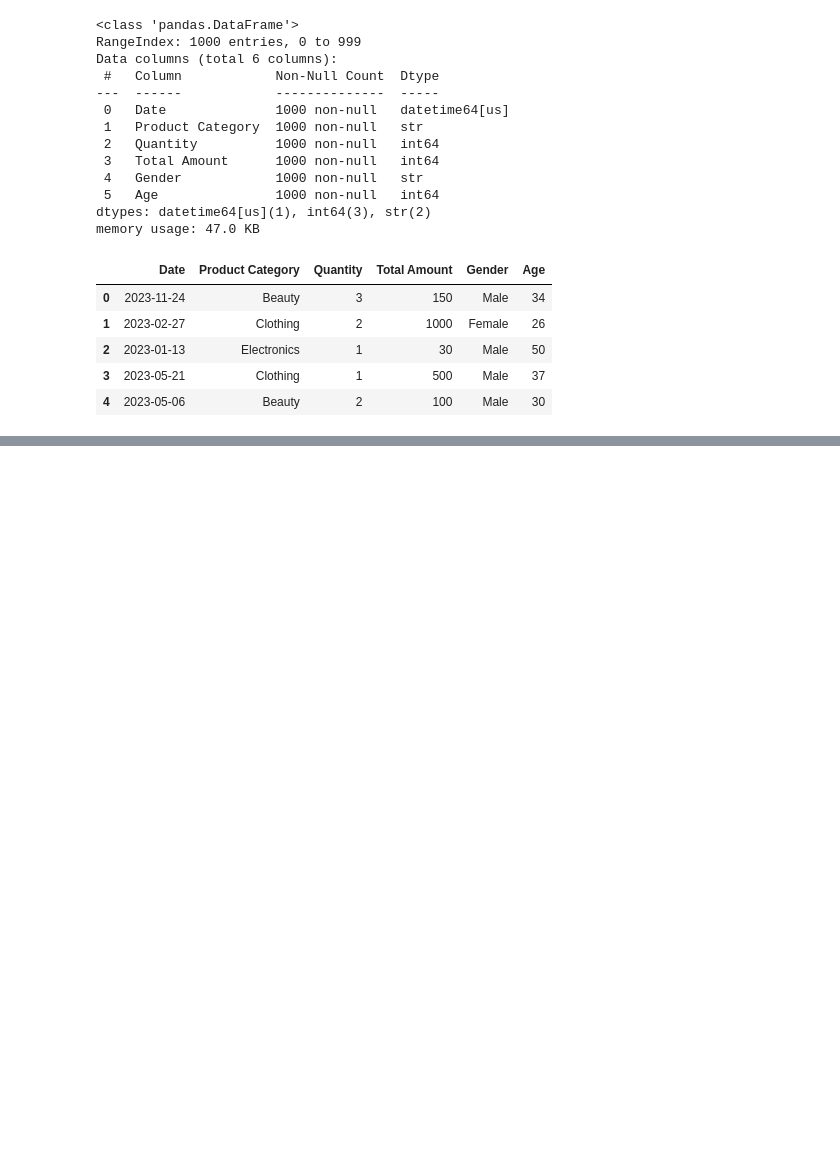
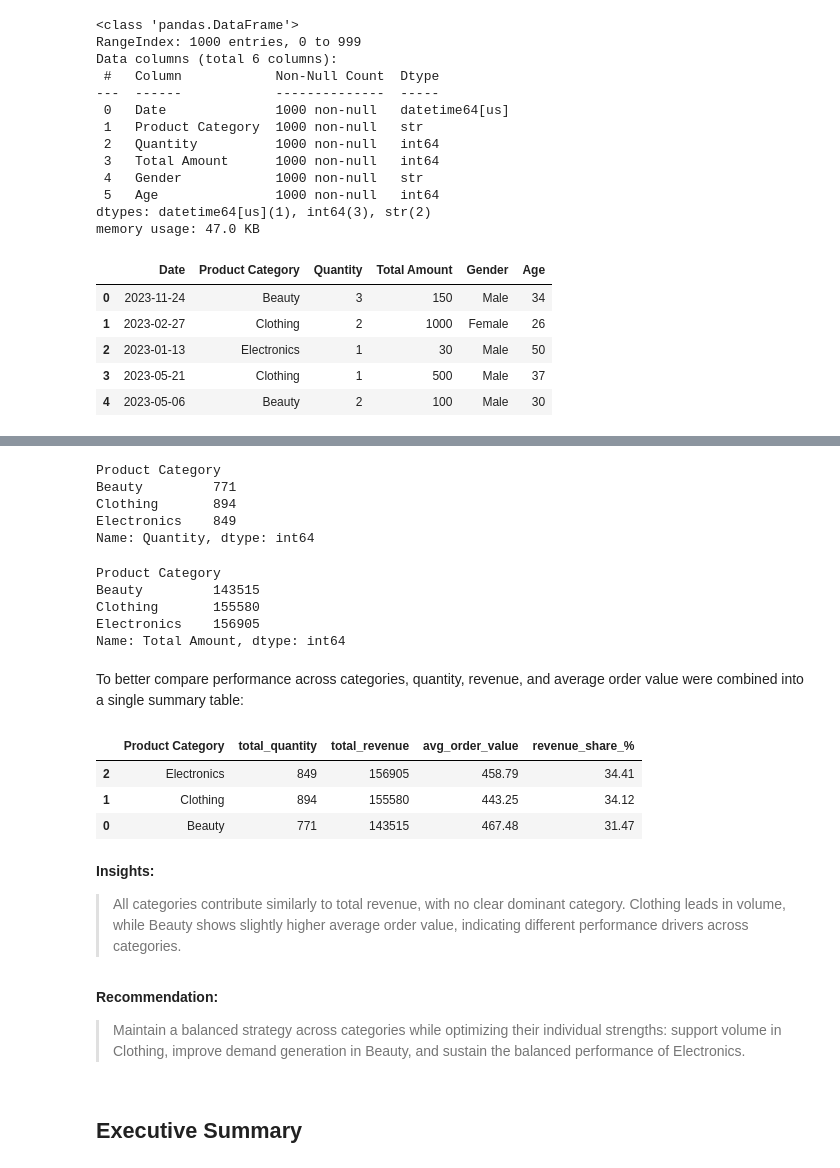
Before and after one commit to heleneInsights/retail-sales-analysis, a Jupyter notebook: notebooks/retail-sales-analysis-numpy.ipynb, the cells around one changed output, grey strips where cells are left out. Saved outputs shown, nothing was run; the diff lists cells and outputs as text; code cells hidden in the pictures; blank space fills up the shorter version.

```diff
--- a/notebooks/retail-sales-analysis-numpy.ipynb
+++ b/notebooks/retail-sales-analysis-numpy.ipynb
@@ -439,0 +725,52 @@ df_analysis.head()
+# %%
+df_analysis.groupby('Product Category')['Quantity'].sum()
+# %% [output]
+Product Category
+Beauty         771
+Clothing       894
+Electronics    849
+Name: Quantity, dtype: int64
+# %%
+df_analysis.groupby('Product Category')['Total Amount'].sum()
+# %% [output]
+Product Category
+Beauty         143515
+Clothing       155580
+Electronics    156905
+Name: Total Amount, dtype: int64
+# %% [markdown]
+To better compare performance across categories, quantity, revenue, and average order value were combined into a single summary table:
+# %%
+category_summary = (
+    df_analysis.groupby('Product Category')
+        .agg(
+            total_quantity=('Quantity', 'sum'),
+            total_revenue=('Total Amount', 'sum'),
+            avg_order_value=('Total Amount', 'mean')
+        )
+        .reset_index()
+)
+
+# Add revenue contribution
+category_summary['revenue_share_%'] = (
+    category_summary['total_revenue'] / category_summary['total_revenue'].sum()
+) * 100
+
+category_summary = category_summary.round(2)
+# %%
+category_summary.sort_values(by='revenue_share_%', ascending=False)
+# %% [output]
+|  | Product Category | total_quantity | total_revenue | avg_order_value | revenue_share_% |
+| 2 | Electronics | 849 | 156905 | 458.79 | 34.41 |
+| 1 | Clothing | 894 | 155580 | 443.25 | 34.12 |
+| 0 | Beauty | 771 | 143515 | 467.48 | 31.47 |
+# %% [markdown]
+**Insights:**
+
+> All categories contribute similarly to total revenue, with no clear dominant category. Clothing leads in volume, while Beauty shows slightly higher average order value, indicating different performance drivers across categories.
+# %% [markdown]
+**Recommendation:**
+
+> Maintain a balanced strategy across categories while optimizing their individual strengths: support volume in Clothing, improve demand generation in Beauty, and sustain the balanced performance of Electronics.
+# %% [markdown]
+## Executive Summary
```
Also changed, not shown: parts of 48 cells of this notebook.
